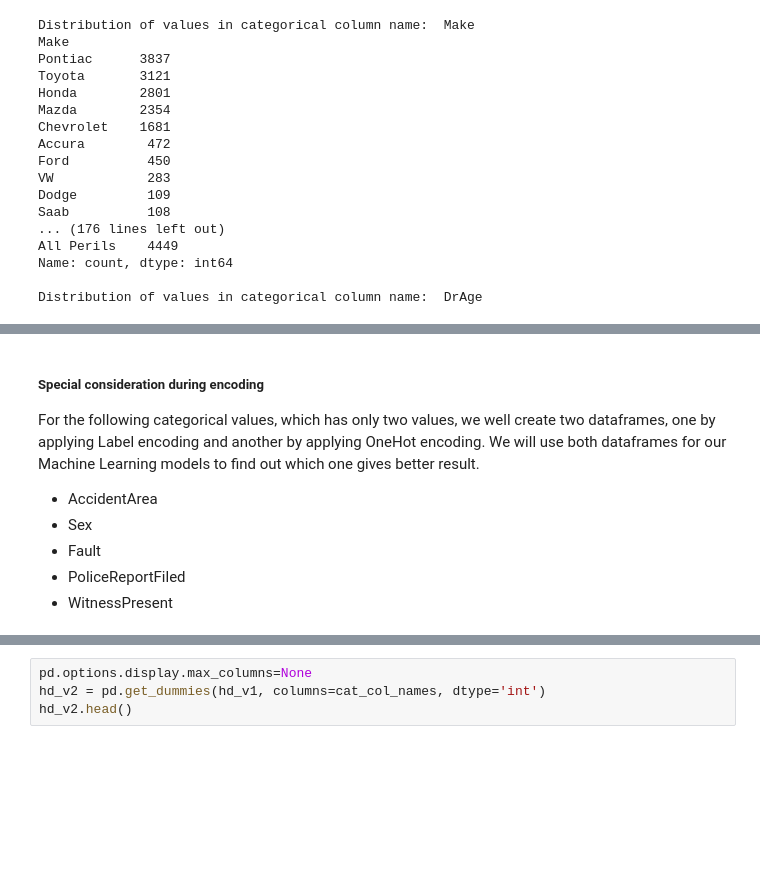
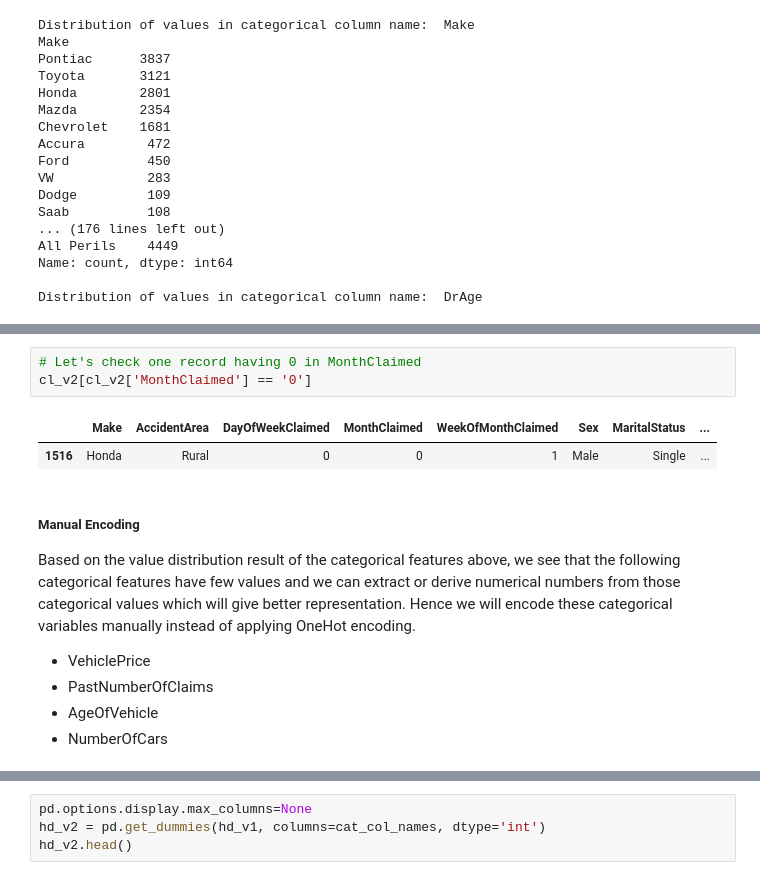
Before and after one commit to GoAshim/Machine-Learning, a Jupyter notebook: Classification/Machine Learning Project - Predict Fraud in Insurance Claim.ipynb, the cells around one changed output, grey strips where cells are left out. Saved outputs shown, nothing was run; the diff lists cells and outputs as text; blank space fills up the shorter version.

```diff
--- a/Classification/Machine Learning Project - Predict Fraud in Insurance Claim.ipynb
+++ b/Classification/Machine Learning Project - Predict Fraud in Insurance Claim.ipynb
@@ -284,8 +259,14 @@ Based on the value distribution result of the categorical features above, we see
-# %% [markdown]
-##### Special consideration during encoding
-For the following categorical values, which has only two values, we well create two dataframes, one by applying Label encoding and another by applying OneHot encoding. We will use both dataframes for our Machine Learning models to find out which one gives better result.
-- AccidentArea
-- Sex
-- Fault
-- PoliceReportFiled
-- WitnessPresent
+# %%
+# Let's check one record having 0 in MonthClaimed
+cl_v2[cl_v2['MonthClaimed'] == '0']
+# %% [output]
+|  | Make | AccidentArea | DayOfWeekClaimed | MonthClaimed | WeekOfMonthClaimed | Sex | MaritalStatus | ... |
+| 1516 | Honda | Rural | 0 | 0 | 1 | Male | Single | ... |
+# %% [markdown]
+##### Manual Encoding
+
+Based on the value distribution result of the categorical features above, we see that the following categorical features have few values and we can extract or derive numerical numbers from those categorical values which will give better representation. Hence we will encode these categorical variables manually instead of applying OneHot encoding.
+- VehiclePrice
+- PastNumberOfClaims
+- AgeOfVehicle
+- NumberOfCars
```
Also changed, not shown: parts of 9 cells of this notebook.
